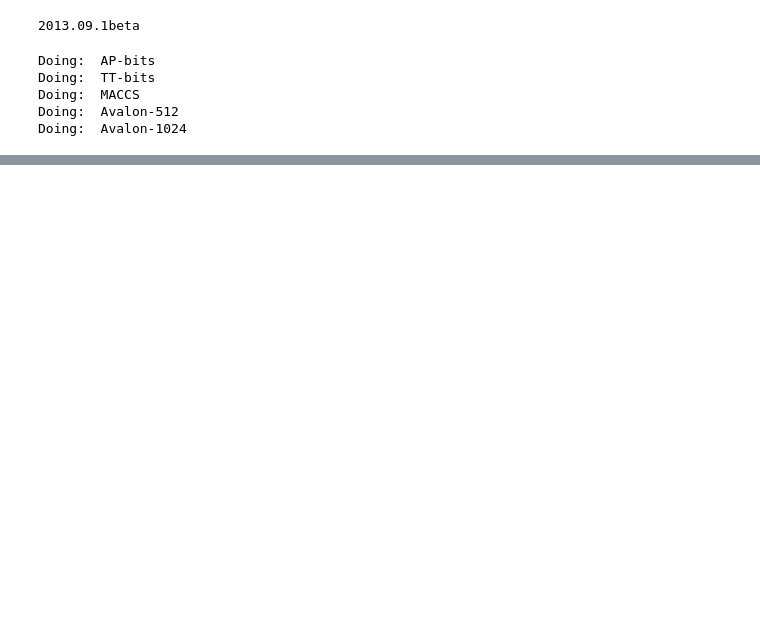
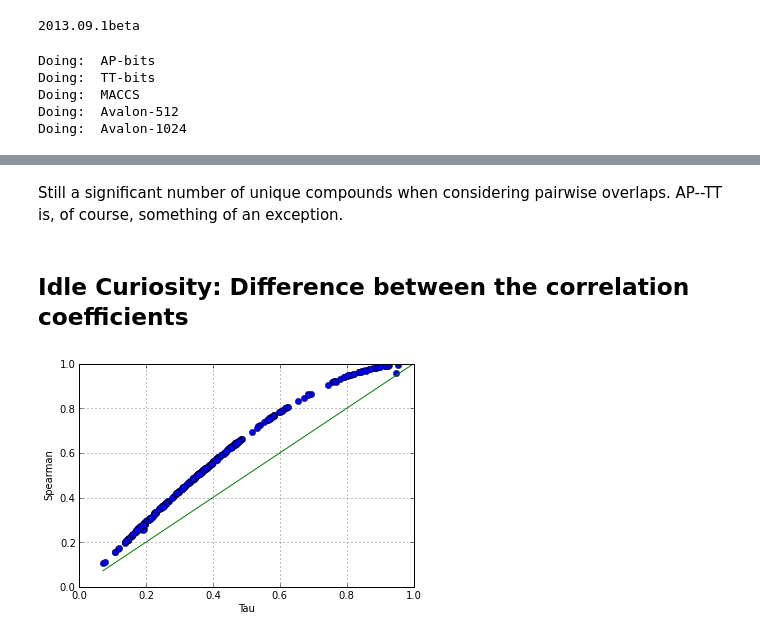
Before and after one commit to greglandrum/rdkit_blog, a Jupyter notebook: notebooks/Comparing Fingerprints 1.ipynb, the cells around one changed output, grey strips where cells are left out. Saved outputs shown, nothing was run; the diff lists cells and outputs as text; code cells hidden in the pictures; blank space fills up the shorter version.

```diff
--- a/notebooks/Comparing Fingerprints 1.ipynb
+++ b/notebooks/Comparing Fingerprints 1.ipynb
@@ -160,2 +145,0 @@ cPickle.dump((ks,kappas,spearmans,pearsons),gzip.open('../datachembl16_25K.pairs
-# %%
-(ks,kappas,spearmans,pearsons)=cPickle.load(gzip.open('chembl16_25K.pairs.sim_workup.pkl.gz','rb'))
@@ -208,0 +161,2 @@ HTML(df.sort(columns=['Tau'],ascending=False).to_html(float_format=lambda x: '%4
+# %%
+(ks,kappas,spearmans,pearsons)=cPickle.load(gzip.open('../data/chembl16_25K.pairs.sim_workup.pkl.gz','rb'))
@@ -208,0 +207,3 @@ HTML(df.sort(columns=['Tau'],ascending=False).to_html(float_format=lambda x: '%4
+# %%
+HTML(df[df.Tau>0.85].sort(columns=['Tau'],ascending=False).to_html(float_format=lambda x: '%4.3f' % x,
+    classes="table display"))
@@ -208,0 +395,15 @@ HTML(df.sort(columns=['Tau'],ascending=False).to_html(float_format=lambda x: '%4
+# %% [markdown]
+Still a significant number of unique compounds when considering pairwise overlaps. AP--TT is, of course, something of an exception.
+# %% [markdown]
+## Idle Curiosity: Difference between the correlation coefficients
+# %%
+xk='Tau'
+yk='Spearman'
+tplt=df.plot(x=xk,y=yk,style='o')
+minV=min(min(df[xk]),min(df[yk]))
+maxV=max(max(df[xk]),max(df[yk]))
+tplt.plot((minV,maxV),(minV,maxV))
+xlabel(xk)
+_=ylabel(yk)
+# %% [output]
+[figure, added]
```
Also changed, not shown: parts of 53 cells of this notebook.
